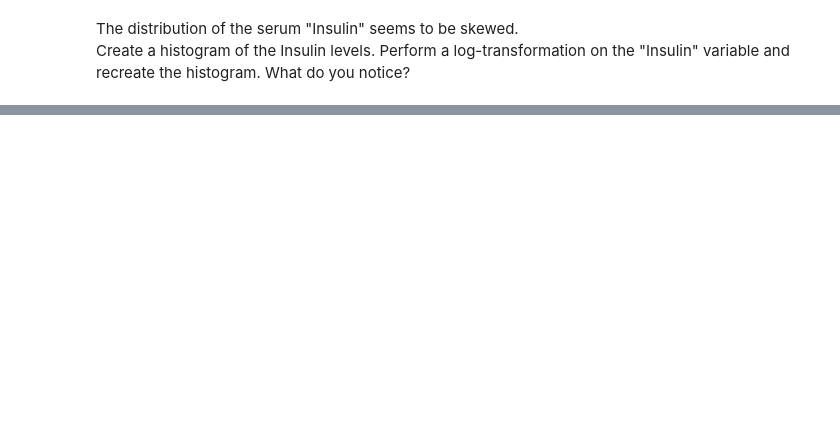
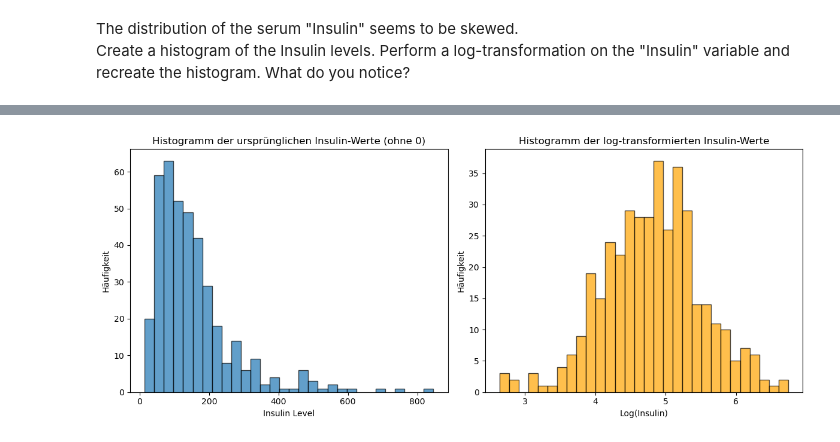
Before and after one commit to davisdsuess/Applied-Analytics, a Jupyter notebook: 01_Monday/session1codingbreak5.ipynb, the cells around one changed output, grey strips where cells are left out. Saved outputs shown, nothing was run; the diff lists cells and outputs as text; code cells hidden in the pictures; blank space fills up the shorter version.

```diff
--- a/01_Monday/session1codingbreak5.ipynb
+++ b/01_Monday/session1codingbreak5.ipynb
@@ -45,0 +82,30 @@ The distribution of the serum "Insulin" seems to be skewed. <br> Create a histog
+# %%
+import numpy as np
+import matplotlib.pyplot as plt
+
+# Entferne 0-Werte aus der Insulin-Spalte
+df_nonzero = df[df["Insulin"] > 0].copy()
+
+# Erstelle ein Histogramm für die ursprüngliche Insulin-Verteilung (ohne 0-Werte)
+plt.figure(figsize=(12, 5))
+
+plt.subplot(1, 2, 1)
+plt.hist(df_nonzero["Insulin"], bins=30, edgecolor="black", alpha=0.7)
+plt.title("Histogramm der ursprünglichen Insulin-Werte (ohne 0)")
+plt.xlabel("Insulin Level")
+plt.ylabel("Häufigkeit")
+
+# Log-Transformation der Insulin-Werte
+df_nonzero["Insulin_Log"] = np.log(df_nonzero["Insulin"])
+
+# Erstelle ein Histogramm für die transformierte Insulin-Verteilung
+plt.subplot(1, 2, 2)
+plt.hist(df_nonzero["Insulin_Log"], bins=30, edgecolor="black", alpha=0.7, color="orange")
+plt.title("Histogramm der log-transformierten Insulin-Werte")
+plt.xlabel("Log(Insulin)")
+plt.ylabel("Häufigkeit")
+
+plt.tight_layout()
+plt.show()
+# %% [output]
+[figure, added]
```
Also changed, not shown: parts of 2 cells of this notebook, 4 other files.
